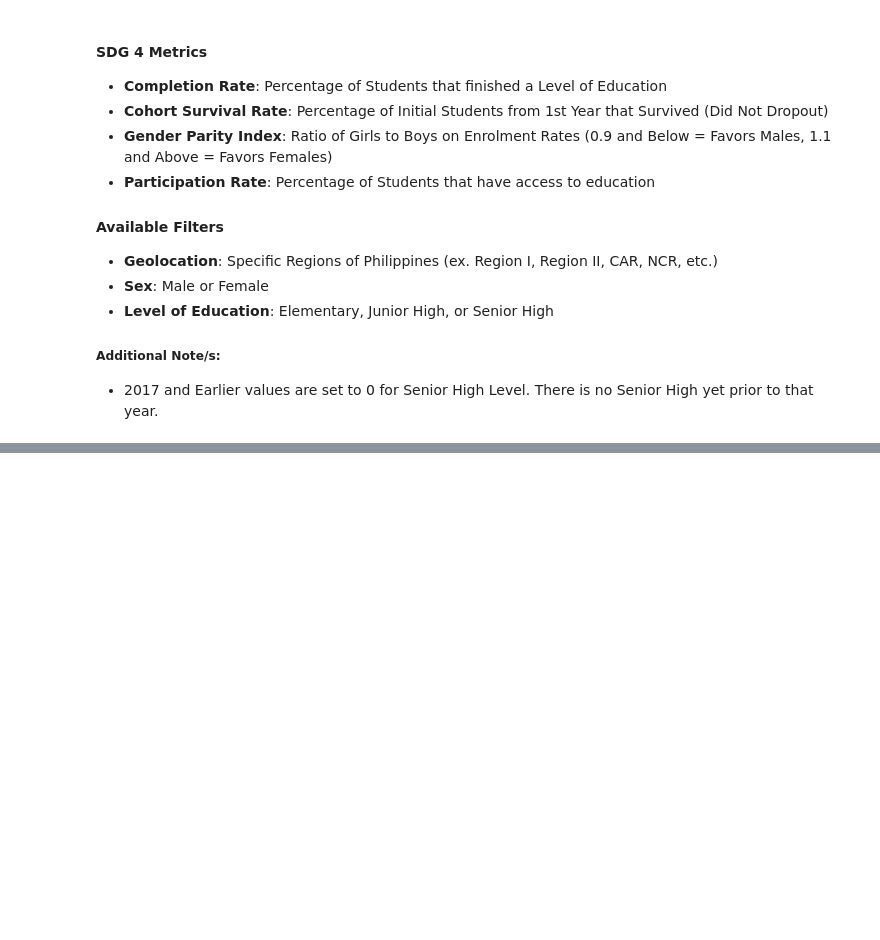
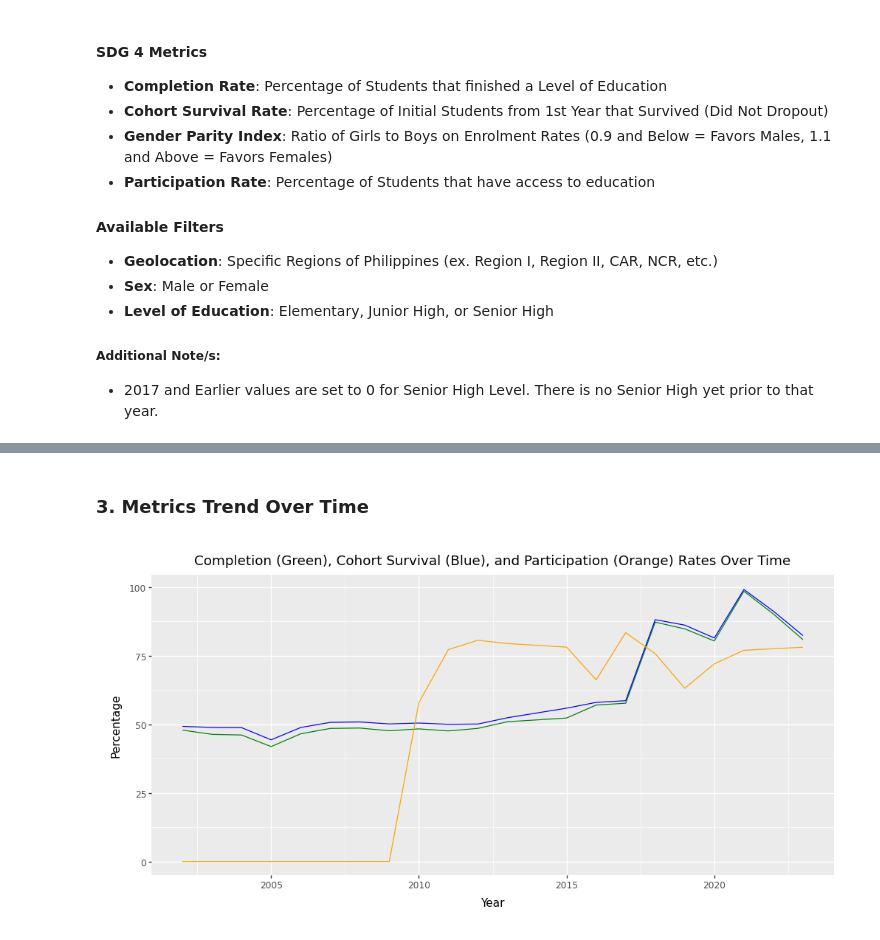
Before and after one commit to LemaoSquared/Philippines_SDG4_Dashboard, a Jupyter notebook: data_wrangling/sdg4_exploratory_data_analysis.ipynb, the cells around one changed output, grey strips where cells are left out. Drawn from its saved outputs; the diff is of its cells as text; code cells hidden in the pictures; blank space fills up the shorter version.

```diff
--- a/data_wrangling/sdg4_exploratory_data_analysis.ipynb
+++ b/data_wrangling/sdg4_exploratory_data_analysis.ipynb
@@ -640,0 +760,13 @@ data4_pl.write_csv("Cleaned_Participation Rate.csv")
+# %% [markdown]
+### 3. Metrics Trend Over Time
+# %%
+from plotnine import geom_line
+
+ggplot(combined_pl.to_pandas(),aes(x='Year')) +\
+    geom_line(aes(y = 'Completion_Rate'),stat='summary',color='green') +\
+        geom_line(aes(y = 'Cohort_Survival_Rate'),stat='summary',color='blue') +\
+           geom_line(aes(y = 'Participation_Rate'),stat='summary',color='orange') +\
+            labs(title = 'Completion (Green), Cohort Survival (Blue), and Participation (Orange) Rates Over Time', y = 'Percentage') +\
+                theme(figure_size=(10, 5))
+# %% [output]
+[figure, added]
```
Also changed, not shown: parts of 32 cells of this notebook, 4 other files.
